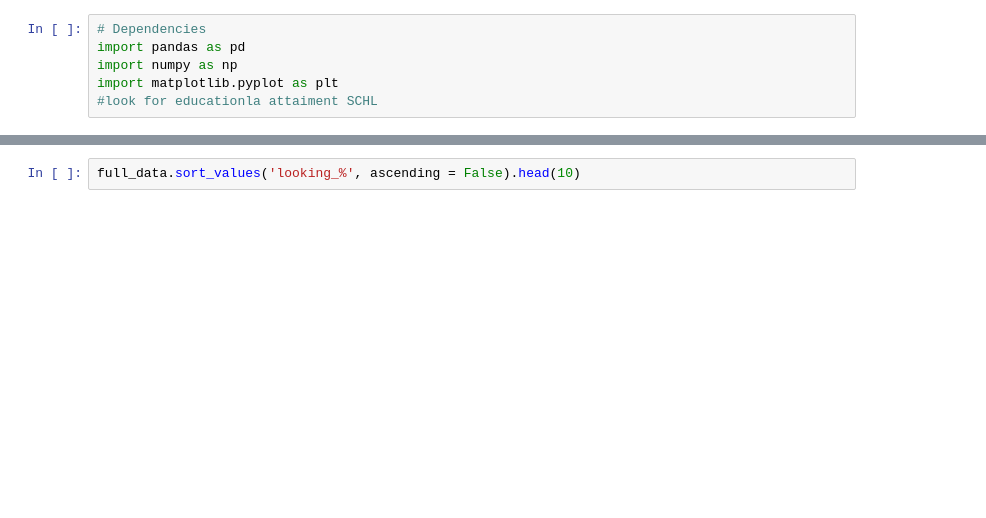
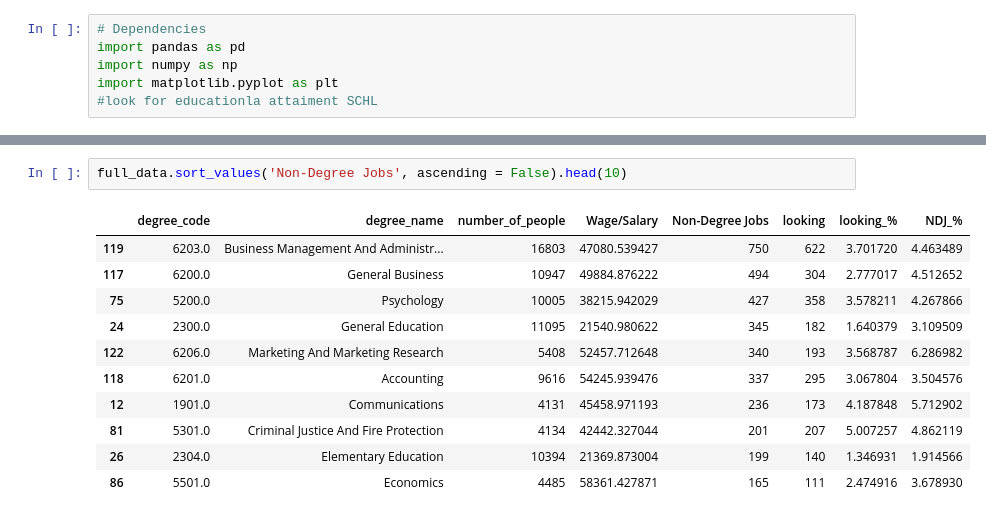
Before and after one commit to Tobi2011/Project-1-Repo, a Jupyter notebook: Data_Code/FloridaDegrees.ipynb, the cells around one changed output, grey strips where cells are left out. Saved outputs shown, nothing was run; the diff lists cells and outputs as text; blank space fills up the shorter version.

```diff
--- a/Data_Code/FloridaDegrees.ipynb
+++ b/Data_Code/FloridaDegrees.ipynb
@@ -56,2 +165,14 @@ full_data.sort_values('looking', ascending = False).head(10)
 # %%
-full_data.sort_values('looking_%', ascending = False).head(10)
+full_data.sort_values('Non-Degree Jobs', ascending = False).head(10)
+# %% [output]
+|  | degree_code | degree_name | number_of_people | Wage/Salary | Non-Degree Jobs | looking | looking_% | NDJ_% |
+| 119 | 6203.0 | Business Management And Administr... | 16803 | 47080.539427 | 750 | 622 | 3.701720 | 4.463489 |
+| 117 | 6200.0 | General Business | 10947 | 49884.876222 | 494 | 304 | 2.777017 | 4.512652 |
+| 75 | 5200.0 | Psychology | 10005 | 38215.942029 | 427 | 358 | 3.578211 | 4.267866 |
+| 24 | 2300.0 | General Education | 11095 | 21540.980622 | 345 | 182 | 1.640379 | 3.109509 |
+| 122 | 6206.0 | Marketing And Marketing Research | 5408 | 52457.712648 | 340 | 193 | 3.568787 | 6.286982 |
+| 118 | 6201.0 | Accounting | 9616 | 54245.939476 | 337 | 295 | 3.067804 | 3.504576 |
+| 12 | 1901.0 | Communications | 4131 | 45458.971193 | 236 | 173 | 4.187848 | 5.712902 |
+| 81 | 5301.0 | Criminal Justice And Fire Protection | 4134 | 42442.327044 | 201 | 207 | 5.007257 | 4.862119 |
+| 26 | 2304.0 | Elementary Education | 10394 | 21369.873004 | 199 | 140 | 1.346931 | 1.914566 |
+| 86 | 5501.0 | Economics | 4485 | 58361.427871 | 165 | 111 | 2.474916 | 3.678930 |
```
Also changed, not shown: parts of 10 cells of this notebook.
